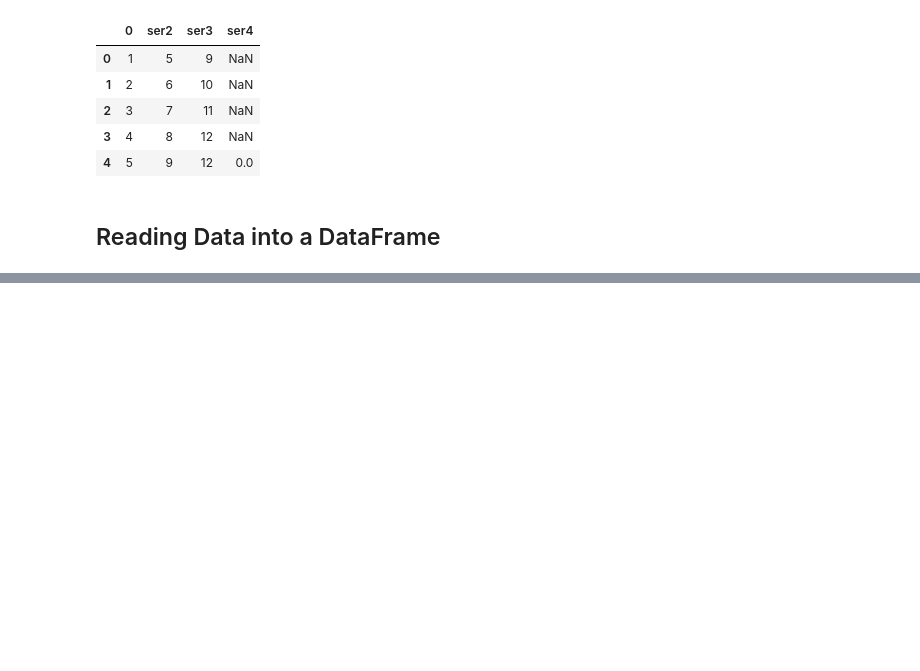
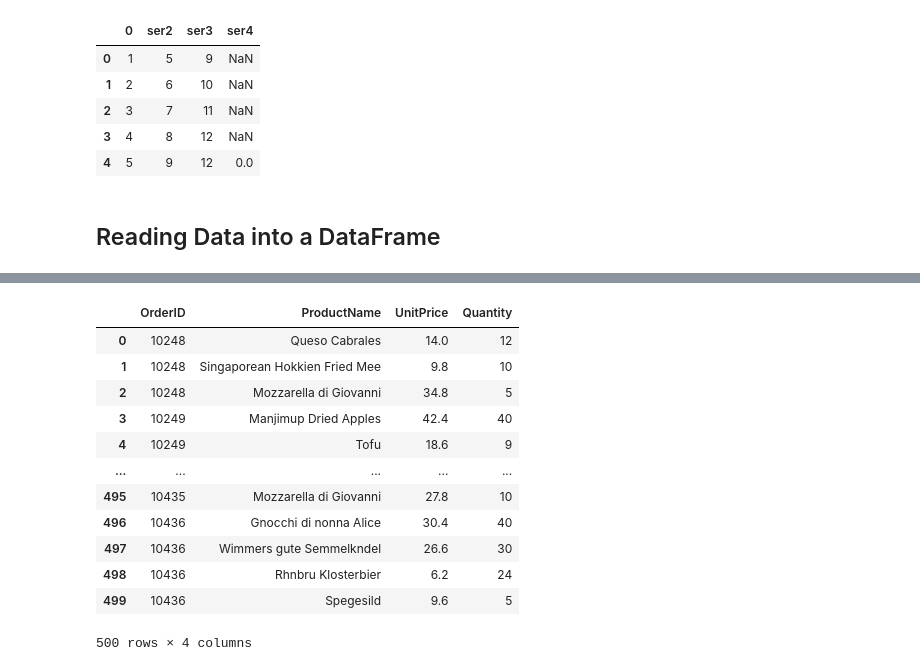
Before and after one commit to ltpham123/data-analytics, a Jupyter notebook: week-07/Ex2A_pandas_Fundamentals.ipynb, the cells around one changed output, grey strips where cells are left out. Cells and saved outputs as stored; diff of their text form; code cells hidden in the pictures; blank space fills up the shorter version.

```diff
--- a/week-07/Ex2A_pandas_Fundamentals.ipynb
+++ b/week-07/Ex2A_pandas_Fundamentals.ipynb
@@ -89,0 +157,17 @@ df2.read_csv
+# %%
+df3 = pd.read_csv("northwind_example.csv")
+df3
+# %% [output]
+|  | OrderID | ProductName | UnitPrice | Quantity |
+| 0 | 10248 | Queso Cabrales | 14.0 | 12 |
+| 1 | 10248 | Singaporean Hokkien Fried Mee | 9.8 | 10 |
+| 2 | 10248 | Mozzarella di Giovanni | 34.8 | 5 |
+| 3 | 10249 | Manjimup Dried Apples | 42.4 | 40 |
+| 4 | 10249 | Tofu | 18.6 | 9 |
+| ... | ... | ... | ... | ... |
+| 495 | 10435 | Mozzarella di Giovanni | 27.8 | 10 |
+| 496 | 10436 | Gnocchi di nonna Alice | 30.4 | 40 |
+| 497 | 10436 | Wimmers gute Semmelkndel | 26.6 | 30 |
+| 498 | 10436 | Rhnbru Klosterbier | 6.2 | 24 |
+| 499 | 10436 | Spegesild | 9.6 | 5 |
+500 rows × 4 columns
```
Also changed, not shown: parts of 13 cells of this notebook, 1 other file.
